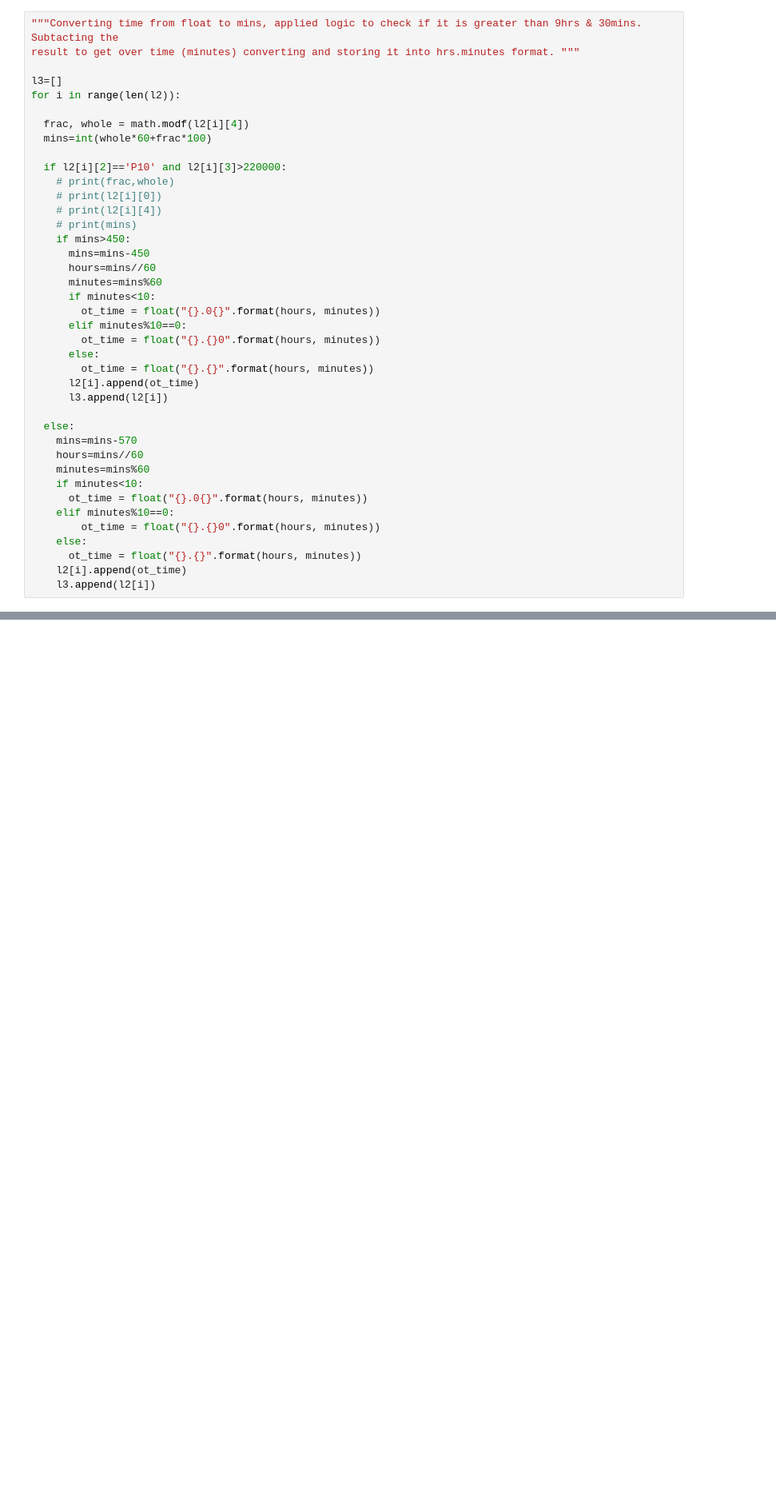
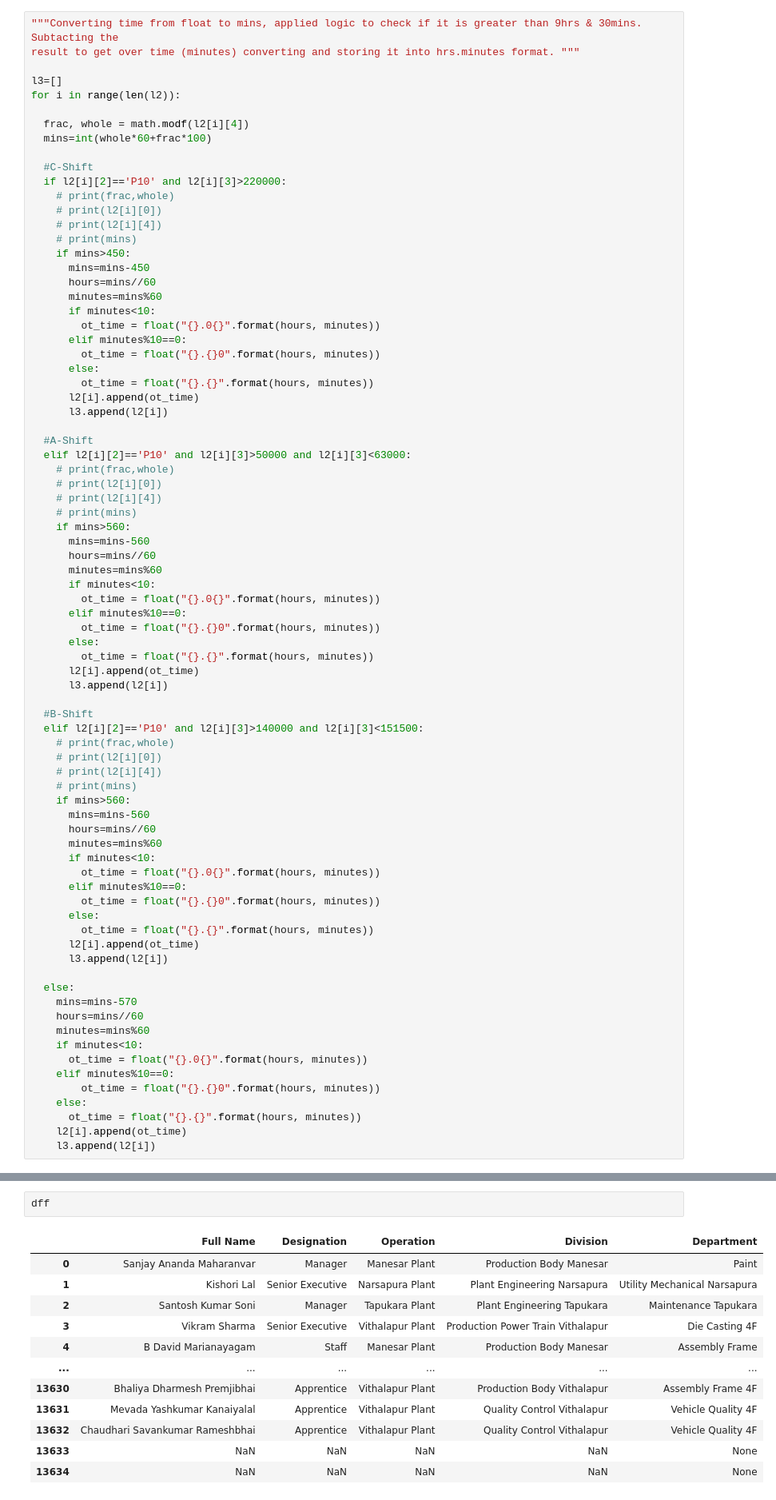
Before and after one commit to kartikeyahl/MS_analysis, a Jupyter notebook: PunchTimeAnalysis11.ipynb, the cells around one changed output, grey strips where cells are left out. Shown: that part at 80% size. Cells and saved outputs as stored; diff of their text form; blank space fills up the shorter version.

```diff
--- a/PunchTimeAnalysis11.ipynb
+++ b/PunchTimeAnalysis11.ipynb
@@ -103,6 +135,7 @@ for i in range(len(l2)):
   frac, whole = math.modf(l2[i][4])
   mins=int(whole*60+frac*100)
 
+  #C-Shift
   if l2[i][2]=='P10' and l2[i][3]>220000:
     # print(frac,whole)
     # print(l2[i][0])
@@ -110,6 +143,44 @@ for i in range(len(l2)):
     # print(mins)
     if mins>450:
       mins=mins-450
+      hours=mins//60
+      minutes=mins%60
+      if minutes<10:
+        ot_time = float("{}.0{}".format(hours, minutes))
+      elif minutes%10==0:
+        ot_time = float("{}.{}0".format(hours, minutes))
+      else:
+        ot_time = float("{}.{}".format(hours, minutes))
+      l2[i].append(ot_time)
+      l3.append(l2[i])
+
+  #A-Shift
+  elif l2[i][2]=='P10' and l2[i][3]>50000 and l2[i][3]<63000:
+    # print(frac,whole)
+    # print(l2[i][0])
+    # print(l2[i][4])
+    # print(mins)
+    if mins>560:
+      mins=mins-560
+      hours=mins//60
+      minutes=mins%60
+      if minutes<10:
+        ot_time = float("{}.0{}".format(hours, minutes))
+      elif minutes%10==0:
+        ot_time = float("{}.{}0".format(hours, minutes))
+      else:
+        ot_time = float("{}.{}".format(hours, minutes))
+      l2[i].append(ot_time)
+      l3.append(l2[i])
+
+  #B-Shift
+  elif l2[i][2]=='P10' and l2[i][3]>140000 and l2[i][3]<151500:
+    # print(frac,whole)
+    # print(l2[i][0])
+    # print(l2[i][4])
+    # print(mins)
+    if mins>560:
+      mins=mins-560
       hours=mins//60
       minutes=mins%60
       if minutes<10:
@@ -188,3 +273,18 @@ for i in range(len(df)):
 # %%
 # Converting 2d list to dataframe to apply CRUD opertations
 dff = pd.DataFrame(ll1, columns=['Full Name','Designation','Operation','Division','Department'])
+# %%
+dff
+# %% [output]
+|  | Full Name | Designation | Operation | Division | Department |
+| 0 | Sanjay Ananda Maharanvar | Manager | Manesar Plant | Production Body Manesar | Paint |
+| 1 | Kishori Lal | Senior Executive | Narsapura Plant | Plant Engineering Narsapura | Utility Mechanical Narsapura |
+| 2 | Santosh Kumar Soni | Manager | Tapukara Plant | Plant Engineering Tapukara | Maintenance Tapukara |
+| 3 | Vikram Sharma | Senior Executive | Vithalapur Plant | Production Power Train Vithalapur | Die Casting 4F |
+| 4 | B David Marianayagam | Staff | Manesar Plant | Production Body Manesar | Assembly Frame |
+| ... | ... | ... | ... | ... | ... |
+| 13630 | Bhaliya Dharmesh Premjibhai | Apprentice | Vithalapur Plant | Production Body Vithalapur | Assembly Frame 4F |
+| 13631 | Mevada Yashkumar Kanaiyalal | Apprentice | Vithalapur Plant | Quality Control Vithalapur | Vehicle Quality 4F |
+| 13632 | Chaudhari Savankumar Rameshbhai | Apprentice | Vithalapur Plant | Quality Control Vithalapur | Vehicle Quality 4F |
+| 13633 | NaN | NaN | NaN | NaN | None |
+| 13634 | NaN | NaN | NaN | NaN | None |
```
Also changed, not shown: parts of 34 cells of this notebook.
